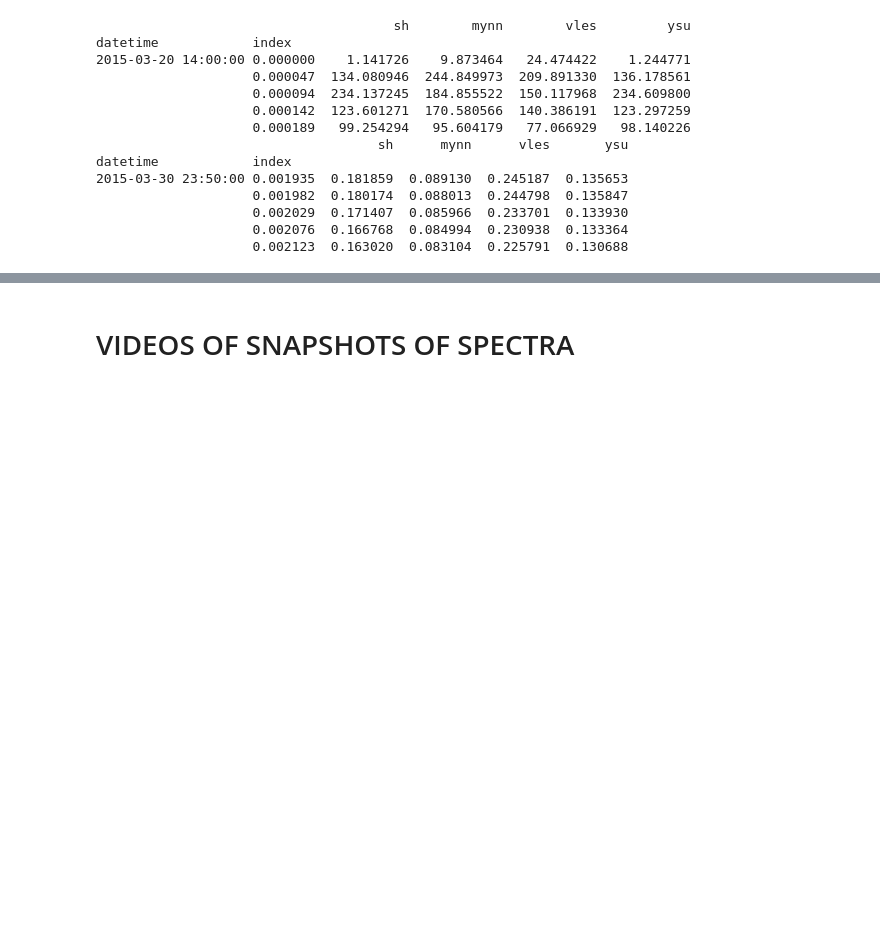
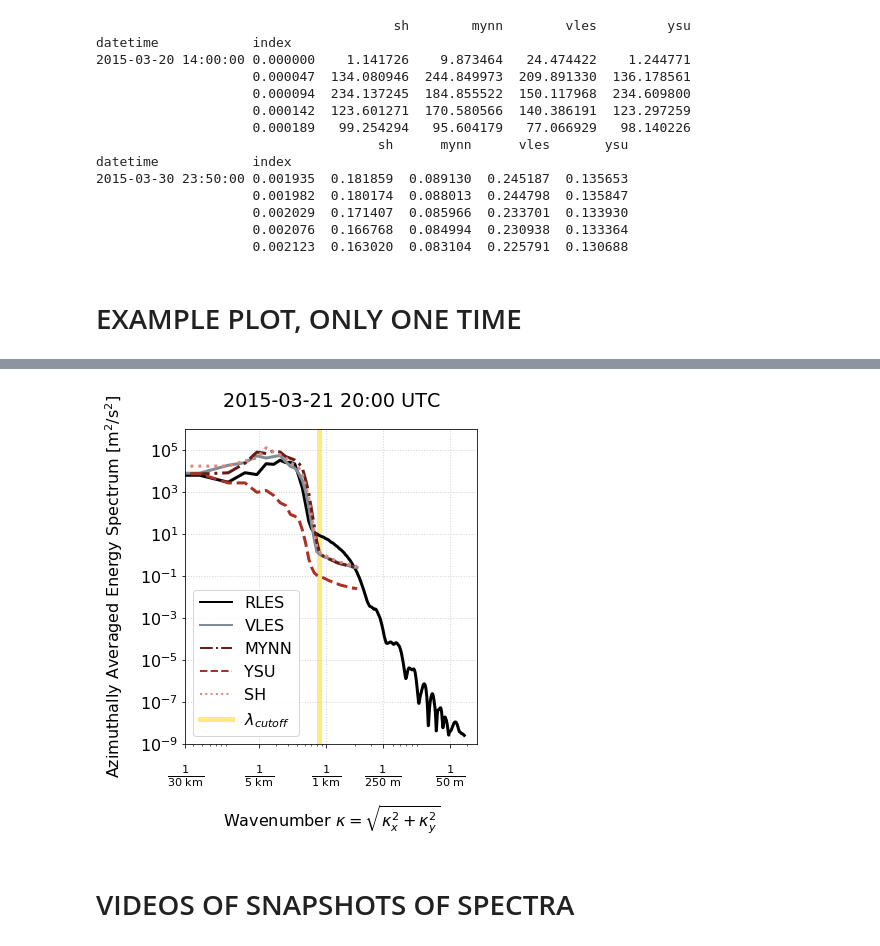
Before and after one commit to dorn1984/xpia, a Jupyter notebook: plot_spectra_and_cospectra.ipynb, the cells around one changed output, grey strips where cells are left out. Saved outputs shown, nothing was run; the diff lists cells and outputs as text; code cells hidden in the pictures; blank space fills up the shorter version.

```diff
--- a/plot_spectra_and_cospectra.ipynb
+++ b/plot_spectra_and_cospectra.ipynb
@@ -16,7 +18,7 @@ plt.rcParams['animation.ffmpeg_path'] = '/usr/local/bin/ffmpeg'
 # %%
 from matplotlib.lines import Line2D
 # %%
-fs=14
+fs=16
 plt.rc("font",size=fs)
 # %% [markdown]
 ### params
@@ -61,6 +63,9 @@ colors_days = {20:'#ABB2B9',
                28:'#16A085',
                29:'#D4AC0D',
                30:'#A569BD'}
+# %%
+cutoff_meters = 333*5.
+cutoff_kappa  = np.sqrt((1/cutoff_meters)**2 + (1/cutoff_meters)**2)
 # %% [markdown]
 ### i/o
 # %%
@@ -82,6 +87,8 @@ df_snapshot_les = []
 df_snapshot_gz  = []
 datetimes       = []
 
+prefix = "psd" if varname=="w" else "csd"
+
 for day in days:
     for hour in hours:
         for minute in minutes:
@@ -92,12 +99,12 @@ for day in days:
             #    print ("Skipping {0:%Y-%m-%d_%H-%M}".format(datetime))
             #    continue
             #else:
-            fin                   = os.path.join(outpath,"psd_azimuthal_mean_les_{0:%Y-%m-%d_%H-%M}_{1}.npz".format(datetime,varname))
+            fin                   = os.path.join(outpath,"{2}_azimuthal_mean_les_{0:%Y-%m-%d_%H-%M}_{1}.npz".format(datetime,varname,prefix))
             sys.stdout.write('\r'+fin)
             dfnow_les             = pd.read_csv(fin, index_col=[0])
             dfnow_les['datetime'] = datetime
 
-            fin                   = os.path.join(outpath,"psd_azimuthal_mean_gray_zone_{0:%Y-%m-%d_%H-%M}_{1}.npz".format(datetime,varname))
+            fin                   = os.path.join(outpath,"{2}_azimuthal_mean_gray_zone_{0:%Y-%m-%d_%H-%M}_{1}.npz".format(datetime,varname,prefix))
             sys.stdout.write('\r'+fin)
             dfnow_gz             = pd.read_csv(fin, index_col=[0])
             dfnow_gz['datetime'] = datetime
@@ -157,3 +164,5 @@ datetime            index
                     0.002029  0.171407  0.085966  0.233701  0.133930
                     0.002076  0.166768  0.084994  0.230938  0.133364
                     0.002123  0.163020  0.083104  0.225791  0.130688
+# %% [markdown]
+# EXAMPLE PLOT, ONLY ONE TIME
@@ -159,0 +182,58 @@ datetime            index
+# %%
+meters = [30000, 5000, 1000, 250, 50]
+xticks_example  = [1/a for a in meters]
+xlabels_example = [r"$\frac{{1}}{{{0}~\mathrm{{km}}}}$".format(int(a/1000)) if a>=1000 else r"$\frac{{1}}{{{0}~\mathrm{{m}}}}$".format(int(a)) for a in meters ]
+# %%
+datetimes = np.unique(df_gz.index.get_level_values(0))
+sims      = ['les','vles','mynn','ysu','sh']
+
+fig = plt.figure(figsize=(7,6))
+ax  = fig.add_subplot(111)
+ax.grid(color='lightgray', linestyle=':', linewidth=1)
+
+lines = {}
+
+cutoffcolor = "gold"
+ax.axvline(x=cutoff_kappa, color=cutoffcolor, linestyle='-', lw=5, alpha=0.5)
+
+for datetime in datetimes[96:97]:
+
+    print(pd.Timestamp(datetime))
+
+    for sim in sims:
+
+        df_to_use  = df_les if sim.lower() in ["les","les_raw"] else df_gz
+        snapshot   = df_to_use.xs(datetime,level=0)
+        simlab="RLES" if sim=="les" else sim
+        lines[sim] = ax.loglog((snapshot.index), (snapshot[sim].values), lw=3, ls=lss[sim], color=colors[sim], label=simlab)[0]
+
+#ax.set_xlabel("Wavelength $\lambda=\sqrt{\lambda_x^2+\lambda_y^2}$", labelpad=15)
+ax.set_xlabel("Wavenumber $\kappa=\sqrt{\kappa_x^2+\kappa_y^2}$", labelpad=15)
+ax.set_ylabel("Azimuthally Averaged Energy Spectrum [m$^2$/s$^2$]", labelpad=15)
+
+ax.set_xticks((xticks_example))
+ax.set_xticklabels(xlabels_example)
+
+datetime = pd.Timestamp(datetime)
+difference = datetime-pd.Timestamp(year=year,month=month,day=datetime.day,hour=14,minute=0)
+difference_decimal = difference.total_seconds()/(10*60*60)
+
+ax.set_title("{0:%Y-%m-%d %H:%M} UTC".format(pd.Timestamp(datetime)),y=1.05)
+
+ax.set_ylim([1e-9,1e6])
+# ax.set_xlim([minf,cutoff_kappa])
+ax.tick_params(axis='x', which='major', pad=15)
+
+fig.subplots_adjust(left=0.2,bottom=0.15,right=0.78)
+
+ls     = []
+labels = []
+for sim in sims:
+    ls.append(Line2D([0], [0], color=colors[sim], linewidth=2, ls=lss[sim], marker='None'))
+    simlab="RLES" if sim=="les" else sim
+    labels.append(simlab.upper())
+ls.append(Line2D([0], [0], color=cutoffcolor, linewidth=5, ls="-", marker='None', alpha=0.5))
+labels.append("$\lambda_{{cutoff}}$")
+ax.legend(ls,labels,loc=3)#,bbox_to_anchor=(1,0.9),frameon=False,handlelength=0.4)
+fig.savefig("../figs/example_spectrum_nolims_annotated.png", dpi=300, bbox_inches="tight")
+# %% [output]
@@ -160,3 +241,4 @@ datetime            index
+[figure, added]
 # %% [markdown]
 # VIDEOS OF SNAPSHOTS OF SPECTRA
 # %%
```
Also changed, not shown: parts of 26 cells of this notebook, 3 other files.
